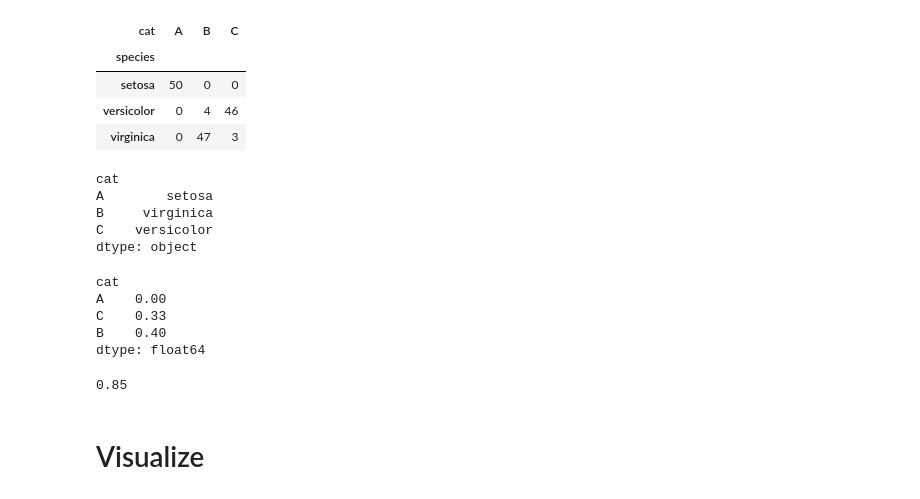
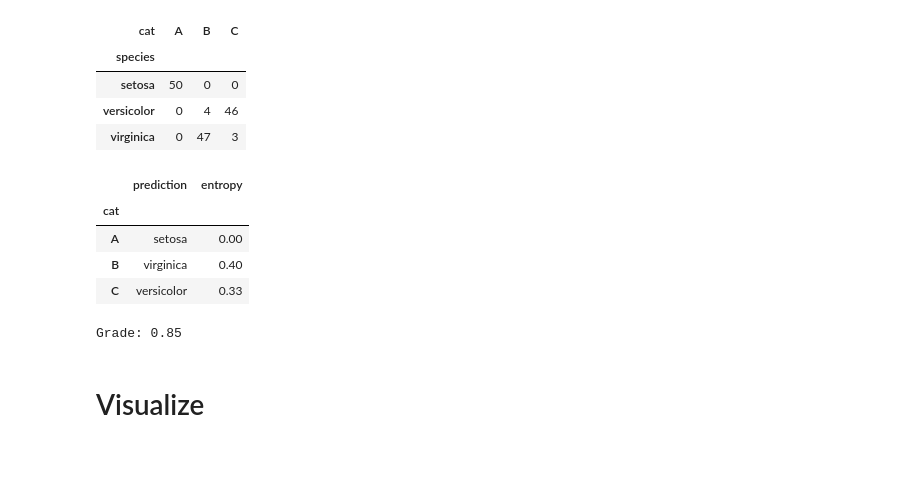
Before and after one commit to ontoligent/DS5001-2024-01-R, a Jupyter notebook: lessons/M06_CusteringSimilarity/M06_02_KMeans.ipynb, the cells around one changed output. Drawn from its saved outputs; the diff is of its cells as text; code cells hidden in the pictures; blank space fills up the shorter version.

```diff
--- a/lessons/M06_CusteringSimilarity/M06_02_KMeans.ipynb
+++ b/lessons/M06_CusteringSimilarity/M06_02_KMeans.ipynb
@@ -152,26 +152,18 @@ M.T
 | setosa | 50 | 0 | 0 |
 | versicolor | 0 | 4 | 46 |
 | virginica | 0 | 47 | 3 |
-# %%
-M.T.idxmax()
-# %% [output]
-cat
-A        setosa
-B     virginica
-C    versicolor
-dtype: object
-# %%
-H
-# %% [output]
-cat
-A    0.00
-C    0.33
-B    0.40
-dtype: float64
-# %%
-G
-# %% [output]
-0.85
+# %%
+pd.concat([M.T.idxmax(), H], axis=1, keys=['prediction', 'entropy'])
+# %% [output]
+|  | prediction | entropy |
+| cat |  |  |
+| A | setosa | 0.00 |
+| B | virginica | 0.40 |
+| C | versicolor | 0.33 |
+# %%
+print('Grade:', G)
+# %% [output]
+Grade: 0.85
 # %% [markdown]
 # Visualize
 # %%
```
Also changed, not shown: parts of 3 cells of this notebook, 1 other file.
